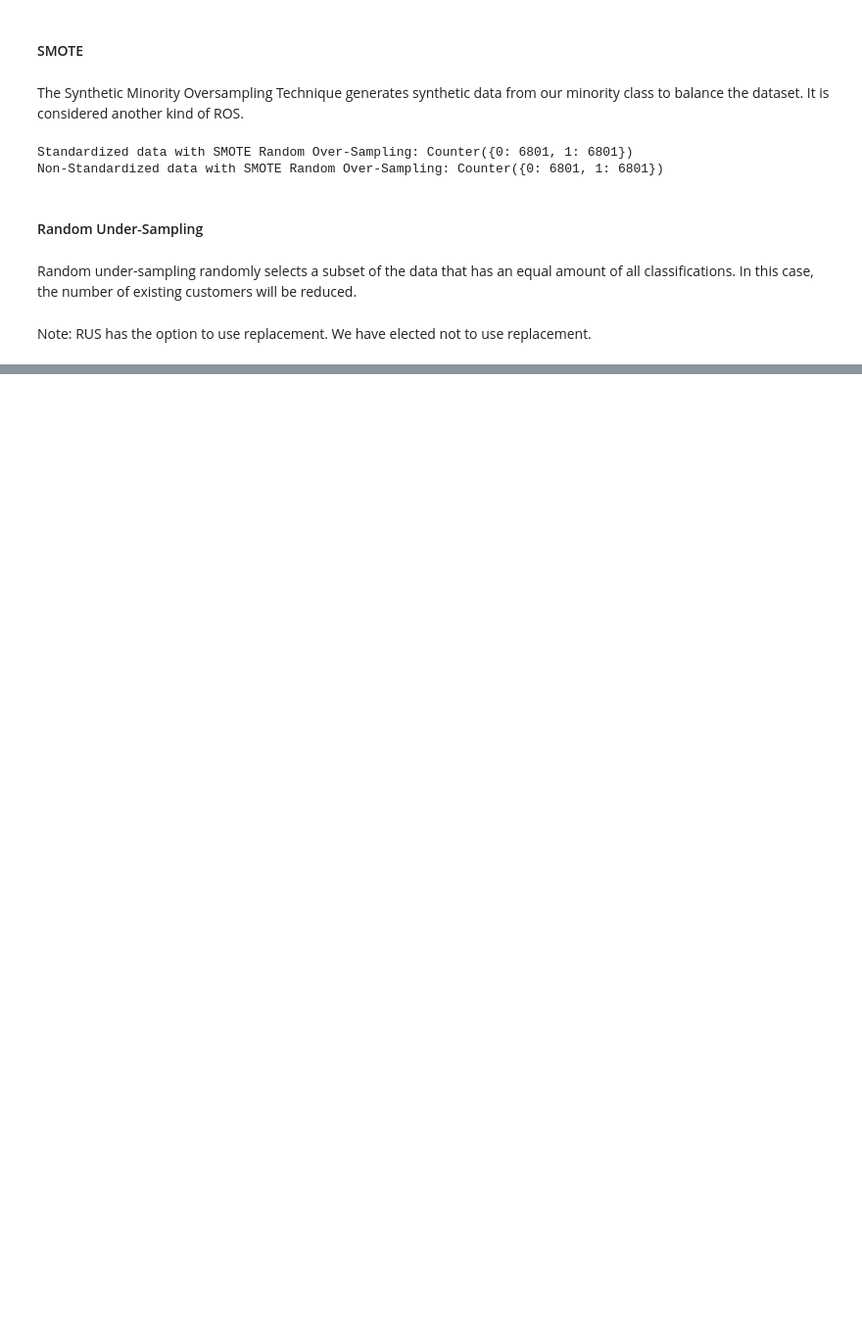
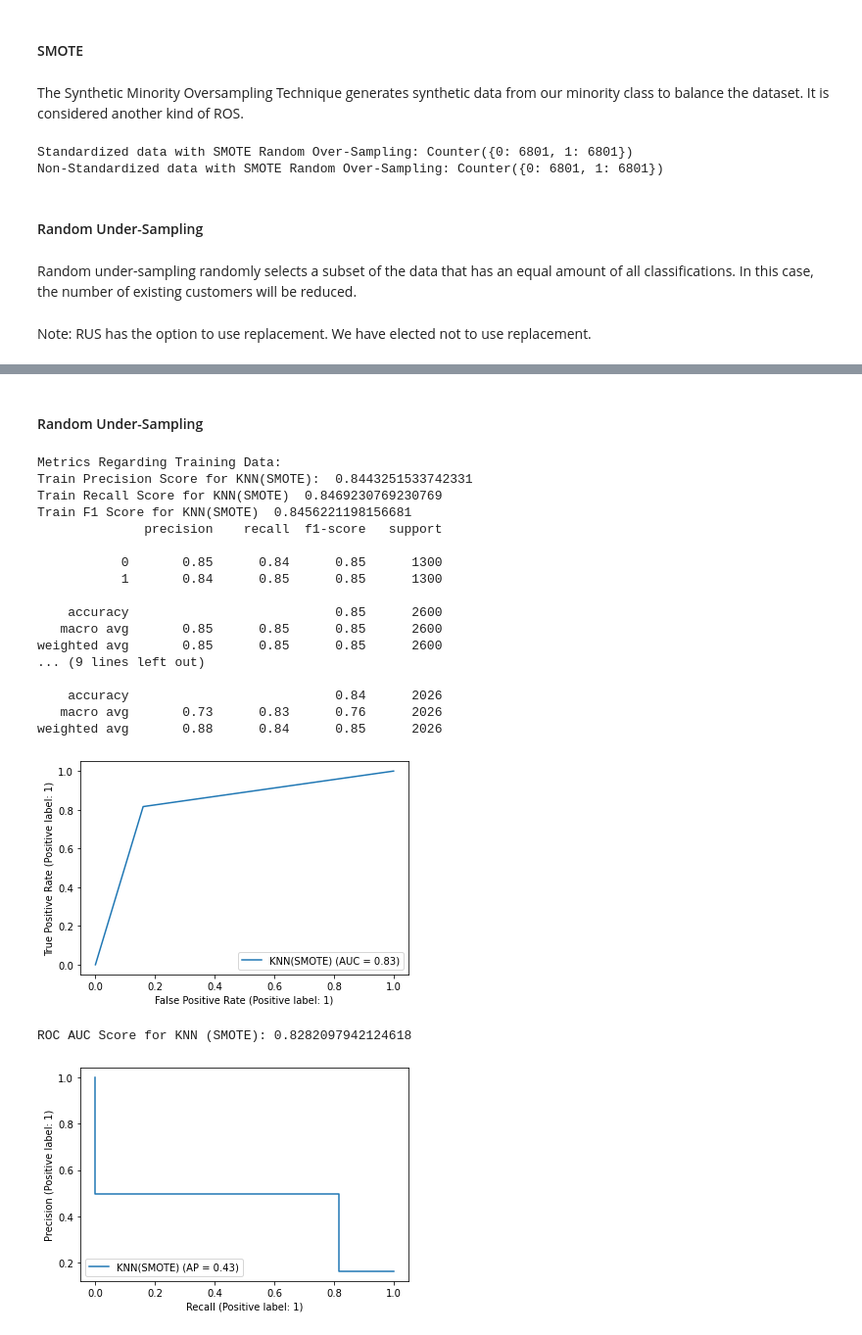
Before and after one commit to pw45000/cmps-320-final-project, a Jupyter notebook: cmps_320_final_project.ipynb, the cells around one changed output, grey strips where cells are left out. Shown at 98% size. Saved outputs shown, nothing was run; the diff lists cells and outputs as text; code cells hidden in the pictures; blank space fills up the shorter version.

```diff
--- a/cmps_320_final_project.ipynb
+++ b/cmps_320_final_project.ipynb
@@ -1057,0 +1257,27 @@ All of the metrics we use comes from the sklearn.metrics library.
+# %% [markdown]
+#### Random Under-Sampling
+# %%
+knn_new = knn(n_neighbors=5)
+algorithm = knn_new.fit(X_rus_std, y_rus_std)
+metricDisplay(models[0], sampling[1], algorithm, pred_std_test, tar_std_test, X_rus_std, y_rus_std)
+# %% [output]
+Metrics Regarding Training Data:
+Train Precision Score for KNN(SMOTE):  0.8443251533742331
+Train Recall Score for KNN(SMOTE)  0.8469230769230769
+Train F1 Score for KNN(SMOTE)  0.8456221198156681
+              precision    recall  f1-score   support
+
+           0       0.85      0.84      0.85      1300
+           1       0.84      0.85      0.85      1300
+
+    accuracy                           0.85      2600
+   macro avg       0.85      0.85      0.85      2600
+weighted avg       0.85      0.85      0.85      2600
+... (9 lines left out)
+
+    accuracy                           0.84      2026
+   macro avg       0.73      0.83      0.76      2026
+weighted avg       0.88      0.84      0.85      2026
+[figure, added]
+ROC AUC Score for KNN (SMOTE): 0.8282097942124618
+[figure, added]
```
Also changed, not shown: parts of 54 cells of this notebook.
